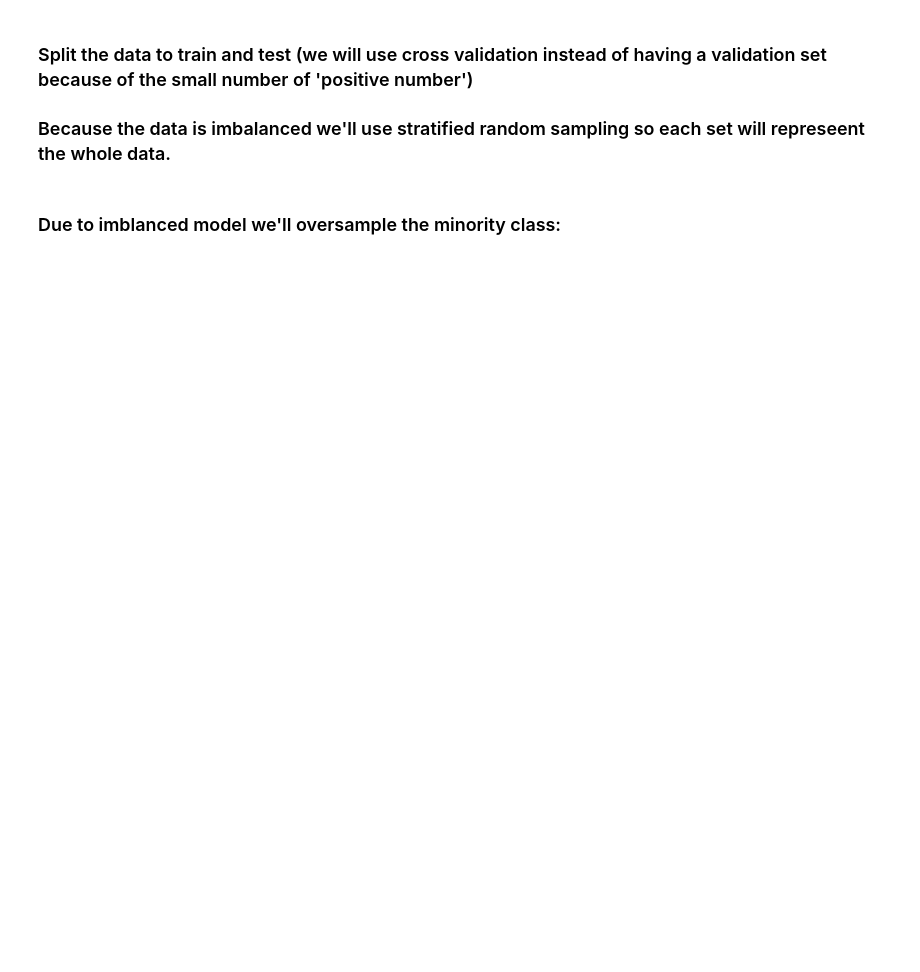
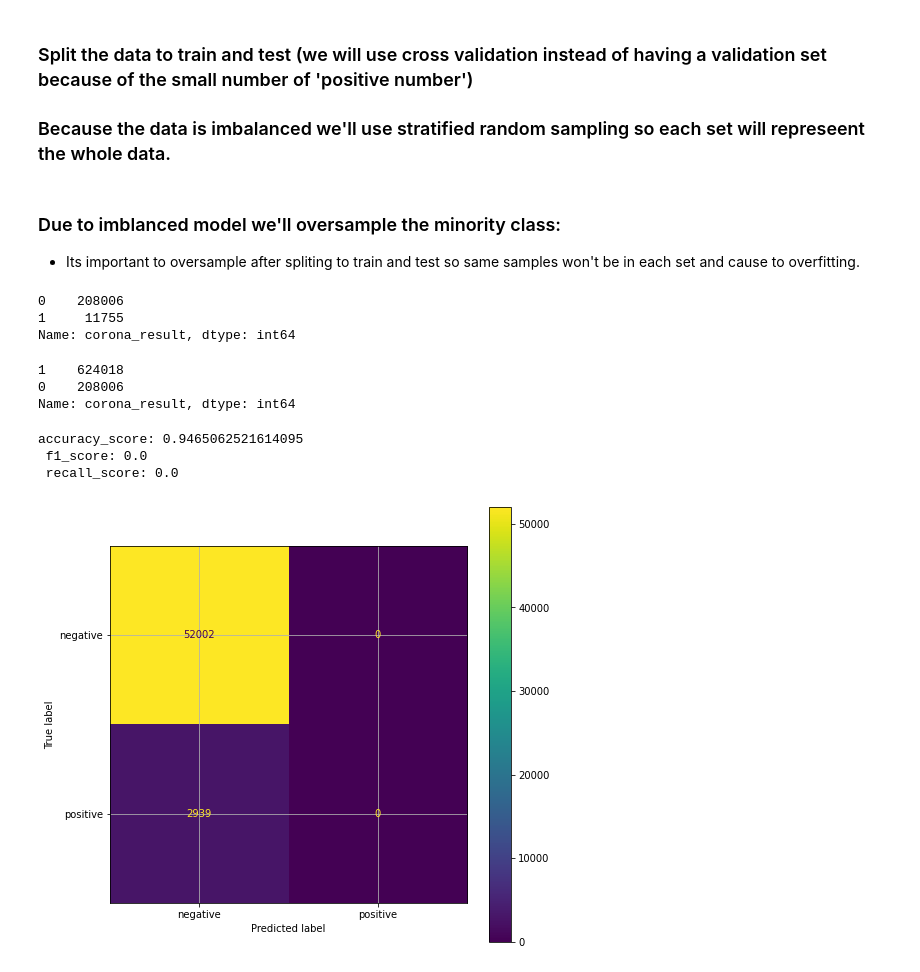
Before and after one commit to NirLalum/corona-diagnosis, a Jupyter notebook: ML_models.ipynb, the cells around one changed output. Saved outputs shown, nothing was run; the diff lists cells and outputs as text; code cells hidden in the pictures; blank space fills up the shorter version.

```diff
--- a/ML_models.ipynb
+++ b/ML_models.ipynb
@@ -85,7 +92,33 @@ spliter = StratifiedShuffleSplit(n_splits=1, test_size=0.2, train_size=0.8)
 X = data_for_tree.drop('corona_result', axis=1)
 y = data_for_tree['corona_result']
 train_index, test_index = next(spliter.split(X, y))
-X_train, X_test = X.iloc[train_index], X.iloc[test_index]
-y_train, y_test = y.iloc[train_index], y.iloc[test_index]
+X_train_raw, X_test = X.iloc[train_index], X.iloc[test_index]
+y_train_raw, y_test = y.iloc[train_index], y.iloc[test_index]
 # %% [markdown]
 ### Due to imblanced model we'll oversample the minority class:
+* Its important to oversample after spliting to train and test so same samples won't be in each set and cause to overfitting.
+# %%
+# Concatenate our training data back together
+X = pd.concat([X_train_raw, y_train_raw], axis=1)
+
+# Separate minority and majority classes
+negative_samples = X[X['corona_result']==0]
+positive_samples = X[X['corona_result']==1]
+
+# Upsample the minotiry class
+ratio = 1.0
+upsampled_positive_samples = resample(positive_samples, replace=True, n_samples=int(len(negative_samples)*ratio), random_state=27)
+
+# Combine majority and upsampled minority
+X = pd.concat([negative_samples, upsampled_positive_samples])
+X['corona_result'].value_counts()
+
+# Split to X and y
+X_train = X.drop('corona_result', axis=1)
+y_train = X['corona_result']
+# %%
+y_train_raw.value_counts()
+# %% [output]
+0    208006
+1     11755
+Name: corona_result, dtype: int64
@@ -92,2 +131,19 @@ y_train, y_test = y.iloc[train_index], y.iloc[test_index]
+# %%
+y_train.value_counts()
+# %% [output]
+1    624018
+0    208006
+Name: corona_result, dtype: int64
+# %%
+## Dunmmy classifier: for getting a simple baseline to compare with other classifiers
+dummy_classifier = DummyClassifier(strategy='most_frequent')
+dummy_classifier.fit(X_train, y_train)
+y_pred = dummy_classifier.predict(X_test)
+mh.model_evaluation(y_test, y_pred)
+# %% [output]
+accuracy_score: 0.9465062521614095
+ f1_score: 0.0
+ recall_score: 0.0
+[figure, added]
 # %%
 # train model
```
Also changed, not shown: parts of 9 cells of this notebook, 3 other files.
